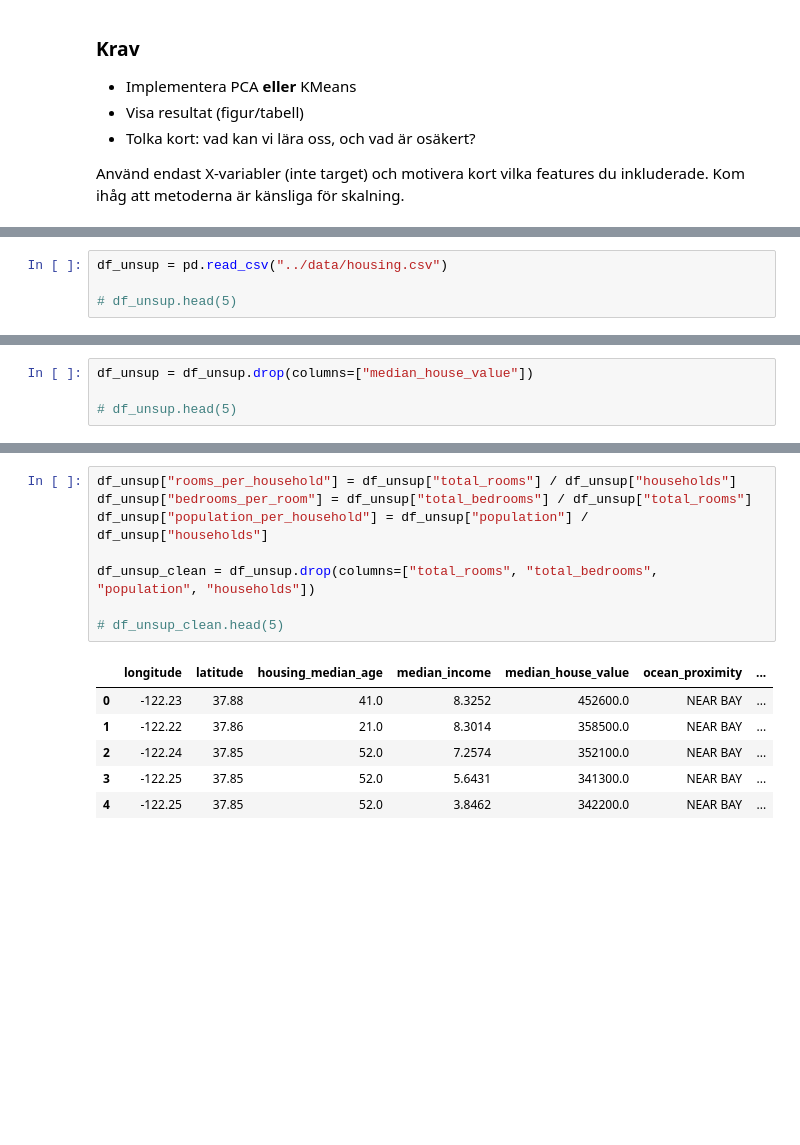
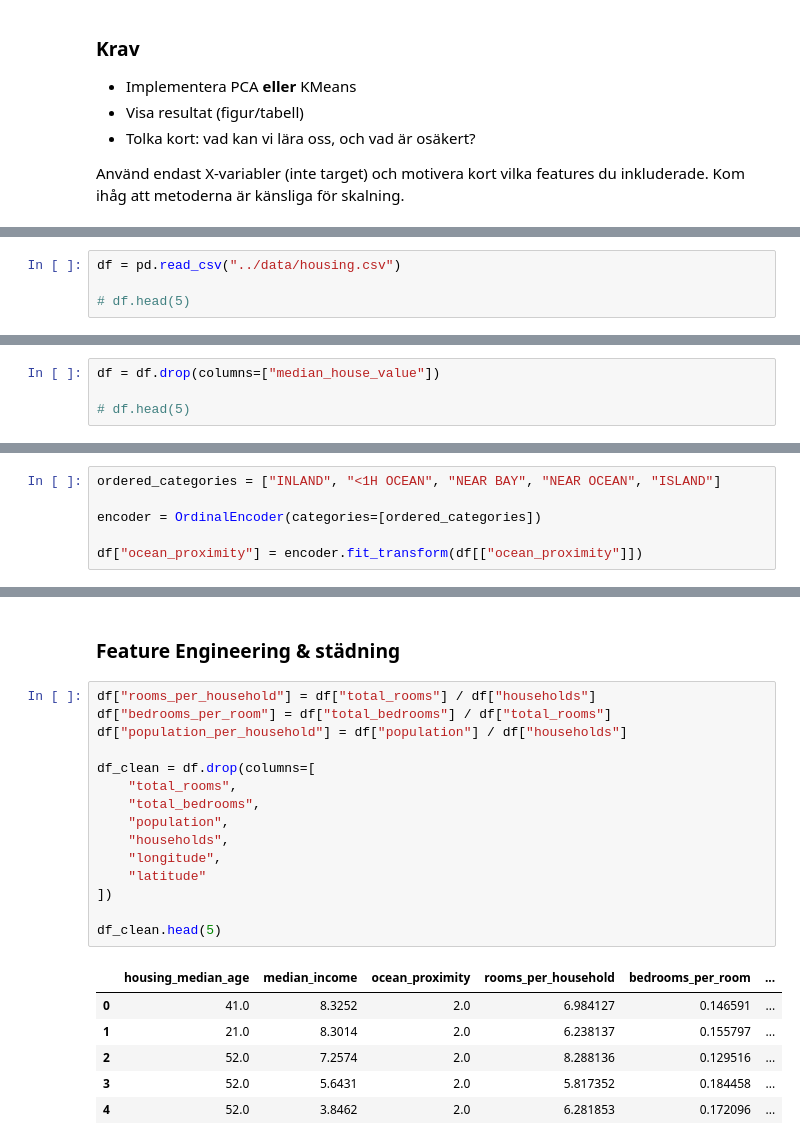
Before and after one commit to josefinoleryd/california-housing-ml, a Jupyter notebook: notebooks/VG.ipynb, the cells around one changed output, grey strips where cells are left out. Saved outputs shown, nothing was run; the diff lists cells and outputs as text; blank space fills up the shorter version.

```diff
--- a/notebooks/VG.ipynb
+++ b/notebooks/VG.ipynb
@@ -92,4 +96,4 @@ from sklearn.metrics import (
 # %%
-df_unsup = pd.read_csv("../data/housing.csv")
+df = pd.read_csv("../data/housing.csv")
 
-# df_unsup.head(5)
+# df.head(5)
@@ -103,4 +100,4 @@ df_unsup = pd.read_csv("../data/housing.csv")
 # %%
-df_unsup = df_unsup.drop(columns=["median_house_value"])
+df = df.drop(columns=["median_house_value"])
 
-# df_unsup.head(5)
+# df.head(5)
@@ -113,0 +132,6 @@ df_unsup = df_unsup.drop(columns=["median_house_value"])
+# %%
+ordered_categories = ["INLAND", "<1H OCEAN", "NEAR BAY", "NEAR OCEAN", "ISLAND"]
+
+encoder = OrdinalEncoder(categories=[ordered_categories])
+
+df["ocean_proximity"] = encoder.fit_transform(df[["ocean_proximity"]])
@@ -114,15 +147,24 @@ df_unsup = df_unsup.drop(columns=["median_house_value"])
+# %% [markdown]
+### Feature Engineering & städning
 # %%
-df_unsup["rooms_per_household"] = df_unsup["total_rooms"] / df_unsup["households"]
-df_unsup["bedrooms_per_room"] = df_unsup["total_bedrooms"] / df_unsup["total_rooms"]
-df_unsup["population_per_household"] = df_unsup["population"] / df_unsup["households"]
+df["rooms_per_household"] = df["total_rooms"] / df["households"]
+df["bedrooms_per_room"] = df["total_bedrooms"] / df["total_rooms"]
+df["population_per_household"] = df["population"] / df["households"]
 
-df_unsup_clean = df_unsup.drop(columns=["total_rooms", "total_bedrooms", "population", "households"])
+df_clean = df.drop(columns=[
+    "total_rooms",
+    "total_bedrooms",
+    "population",
+    "households",
+    "longitude",
+    "latitude"
+])
 
-# df_unsup_clean.head(5)
+df_clean.head(5)
 # %% [output]
-|  | longitude | latitude | housing_median_age | median_income | median_house_value | ocean_proximity | ... |
-| 0 | -122.23 | 37.88 | 41.0 | 8.3252 | 452600.0 | NEAR BAY | ... |
-| 1 | -122.22 | 37.86 | 21.0 | 8.3014 | 358500.0 | NEAR BAY | ... |
-| 2 | -122.24 | 37.85 | 52.0 | 7.2574 | 352100.0 | NEAR BAY | ... |
-| 3 | -122.25 | 37.85 | 52.0 | 5.6431 | 341300.0 | NEAR BAY | ... |
-| 4 | -122.25 | 37.85 | 52.0 | 3.8462 | 342200.0 | NEAR BAY | ... |
+|  | housing_median_age | median_income | ocean_proximity | rooms_per_household | bedrooms_per_room | ... |
+| 0 | 41.0 | 8.3252 | 2.0 | 6.984127 | 0.146591 | ... |
+| 1 | 21.0 | 8.3014 | 2.0 | 6.238137 | 0.155797 | ... |
+| 2 | 52.0 | 7.2574 | 2.0 | 8.288136 | 0.129516 | ... |
+| 3 | 52.0 | 5.6431 | 2.0 | 5.817352 | 0.184458 | ... |
+| 4 | 52.0 | 3.8462 | 2.0 | 6.281853 | 0.172096 | ... |
```
Also changed, not shown: parts of 28 cells of this notebook.
